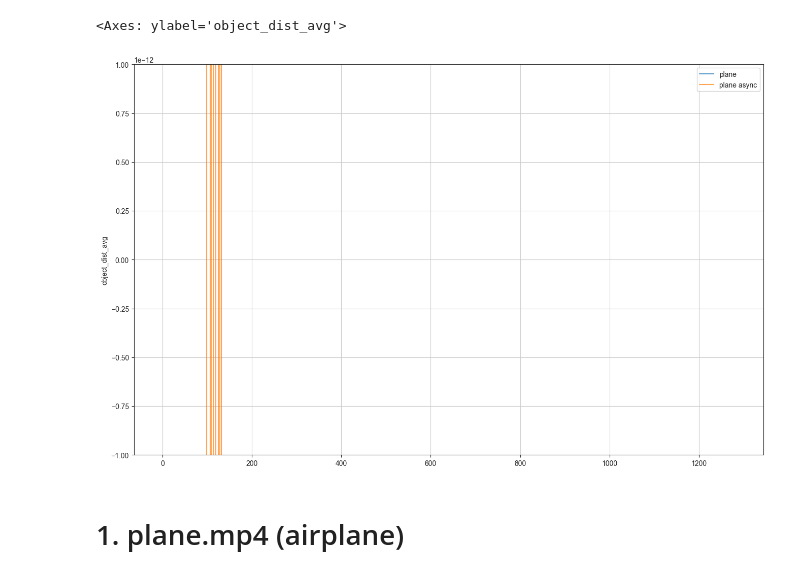
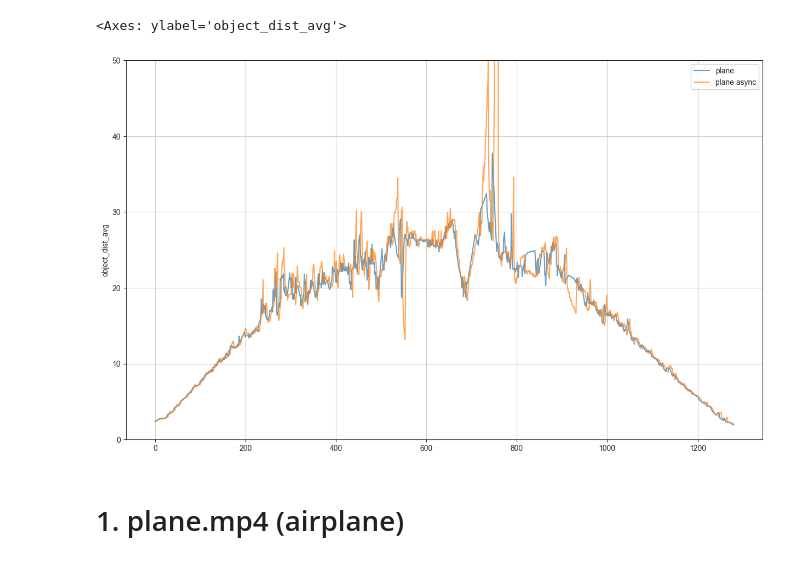
Before and after one commit to alexj-smolin/ds-school-project, a Jupyter notebook: notebooks/EDA.ipynb, the cells around one changed output. Cells and saved outputs as stored; diff of their text form; code cells hidden in the pictures.

```diff
--- a/notebooks/EDA.ipynb
+++ b/notebooks/EDA.ipynb
@@ -173,10 +74,0 @@ sns.lineplot(box2_x2, label="box2, x2 async", alpha=0.7)
-# %%
-dist1 = load_metric(id1, "object_dist_avg", fill_missing=None)
-dist2 = load_metric(id2, "object_dist_avg", fill_missing=None)
-
-plt.figure(figsize=(16, 10))
-sns.lineplot(dist1, label="plane", alpha=0.7)
-sns.lineplot(dist2, label="plane async", alpha=0.7)
-# %% [output]
-<Axes: ylabel='object_dist_avg'>
-[figure, removed]
@@ -234,3 +75,14 @@ for i in range(len(inp)):
+# %%
+dist1 = load_metric(id1, "object_dist_avg", fill_missing=None)
+dist2 = load_metric(id2, "object_dist_avg", fill_missing=None)
+
+plt.figure(figsize=(15, 9))
+plt.ylim(ymax=50)
+sns.lineplot(dist1, label="plane", alpha=0.7)
+sns.lineplot(dist2, label="plane async", alpha=0.7)
+# %% [output]
+<Axes: ylabel='object_dist_avg'>
+[figure, added]
 # %% [markdown]
 # 1. plane.mp4 (airplane)
 # %% [markdown]
```
Also changed, not shown: parts of 23 cells of this notebook, 5 other files.
